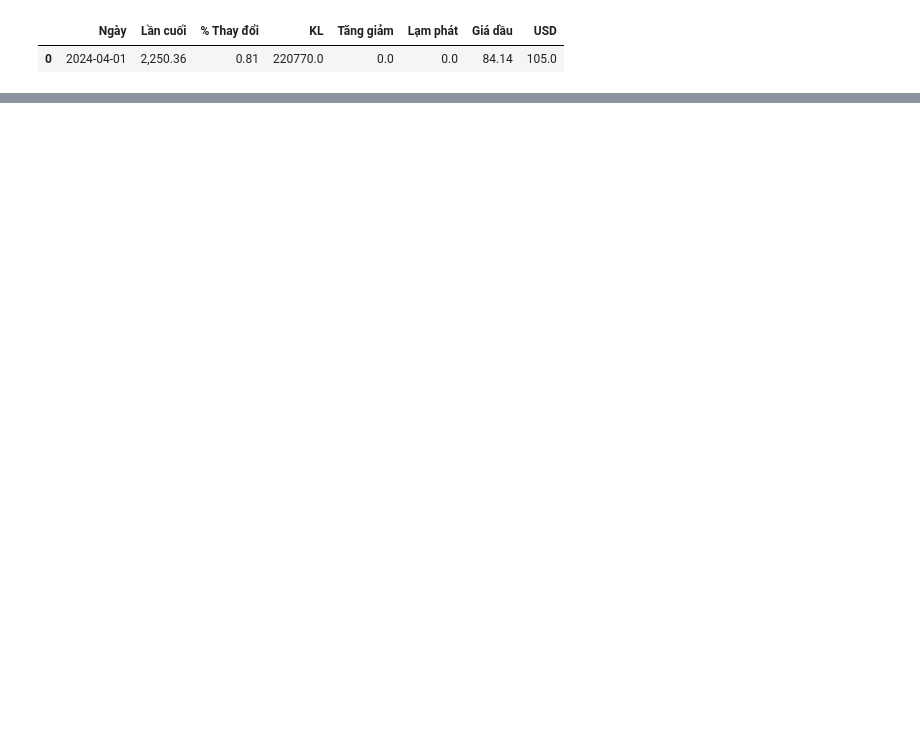
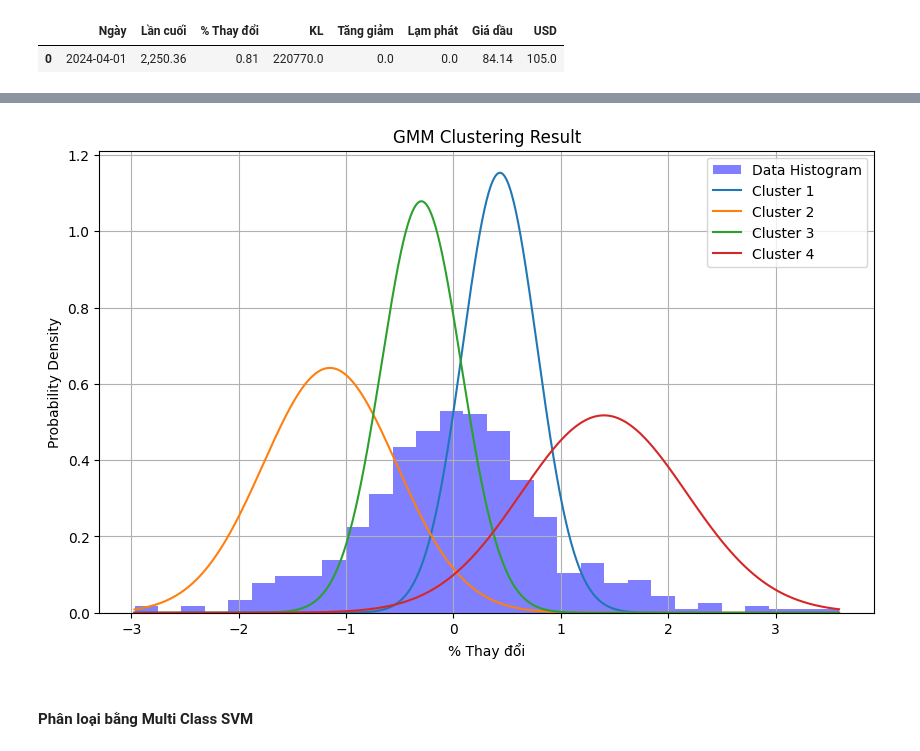
Before and after one commit to ngduylonggg/goldprice_predict, a Jupyter notebook: goldprice_prediction.ipynb, the cells around one changed output, grey strips where cells are left out. Saved outputs shown, nothing was run; the diff lists cells and outputs as text; code cells hidden in the pictures; blank space fills up the shorter version.

```diff
--- a/goldprice_prediction.ipynb
+++ b/goldprice_prediction.ipynb
@@ -623,0 +785,28 @@ test_df_result
+# %%
+import numpy as np
+import matplotlib.pyplot as plt
+from scipy.stats import norm
+
+# Khởi tạo mảng các giá trị trong khoảng của dữ liệu
+x = np.linspace(data.min(), data.max(), 1000)
+
+# Trực quan hóa dữ liệu
+plt.figure(figsize=(10, 6))
+plt.hist(data, bins=30, density=True, alpha=0.5, color='blue', label='Data Histogram')
+
+# Trực quan hóa các phân phối Gaussian cho từng cụm
+for i in range(k):
+    cluster_data = data[gmm_model.cluster_labels == i]
+    mu, std = gmm_model.gmm.means_[i][0], np.sqrt(gmm_model.gmm.covariances_[i][0][0])
+    plt.plot(x, norm.pdf(x, mu, std), label=f'Cluster {i+1}')
+
+plt.title('GMM Clustering Result')
+plt.xlabel('% Thay đổi')
+plt.ylabel('Probability Density')
+plt.legend()
+plt.grid(True)
+plt.show()
+# %% [output]
+[figure, added]
+# %% [markdown]
+#### Phân loại bằng Multi Class SVM
```
Also changed, not shown: parts of 22 cells of this notebook.
